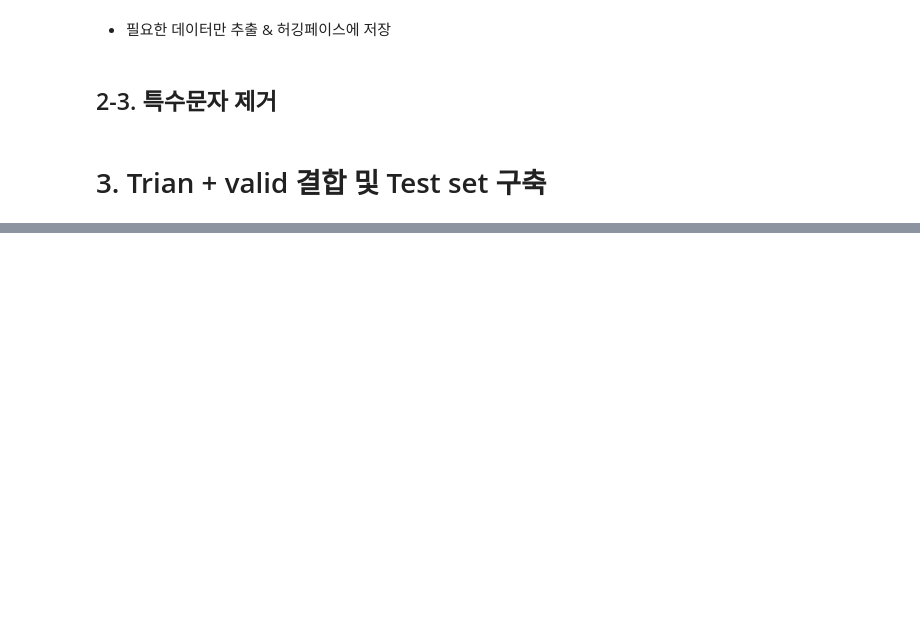
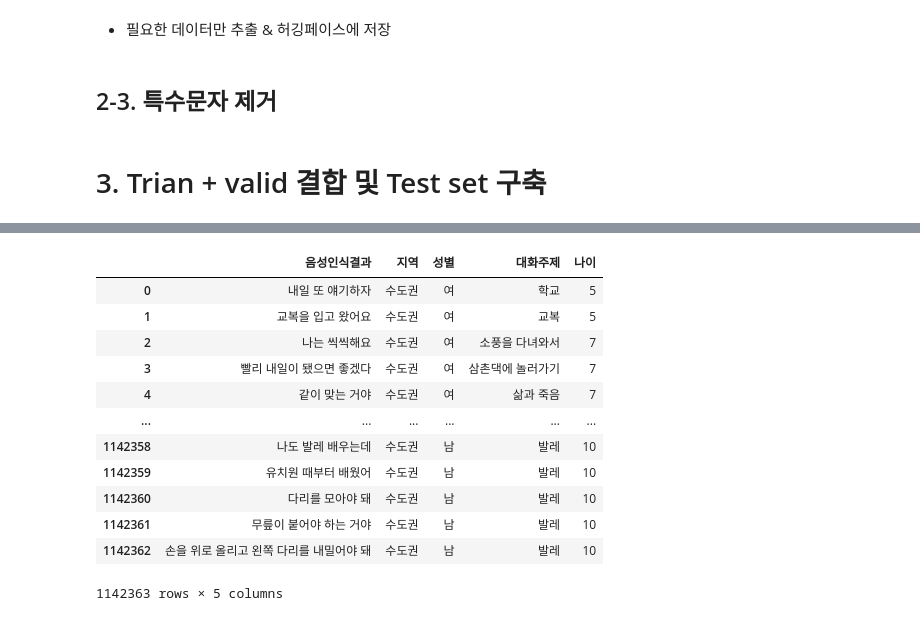
Before and after one commit to Sprout-Bibimbap/Dacon_SaeSSak, a Jupyter notebook: src/LanguageDevelopmentScore/preprocessing.ipynb, the cells around one changed output, grey strips where cells are left out. Drawn from its saved outputs; the diff is of its cells as text; code cells hidden in the pictures; blank space fills up the shorter version.

```diff
--- a/src/LanguageDevelopmentScore/preprocessing.ipynb
+++ b/src/LanguageDevelopmentScore/preprocessing.ipynb
@@ -718,0 +774,43 @@ api.upload_file(
+# %%
+def data_preprocessing(data, config):
+    breakpoint()
+    if config["balancing"]:
+        label_counts = data[config["output"]].value_counts()
+        min_count = label_counts.min()
+
+        resampled_data = pd.DataFrame()
+        for label in label_counts.index:
+            label_data = data[data[config["output"]] == label]
+            resampled_label_data = label_data.sample(min_count, replace=False)
+
+            resampled_data = pd.concat(
+                [resampled_data, resampled_label_data], ignore_index=True
+            )
+
+        data = resampled_data.sample(frac=1).reset_index(drop=True)
+    else:
+        pass
+    print("Data Counts:")
+    breakpoint()
+    for label in sorted(data[config["output"]].unique()):
+        count = len(data[data[config["output"]] == label])
+        print(f"Label {label}: {count} samples")
+
+    total_count = len(data)
+    print(f"Total number of samples: {total_count}")
+
+    return resampled_data
+# %% [output]
+|  | 음성인식결과 | 지역 | 성별 | 대화주제 | 나이 |
+| 0 | 내일 또 얘기하자 | 수도권 | 여 | 학교 | 5 |
+| 1 | 교복을 입고 왔어요 | 수도권 | 여 | 교복 | 5 |
+| 2 | 나는 씩씩해요 | 수도권 | 여 | 소풍을 다녀와서 | 7 |
+| 3 | 빨리 내일이 됐으면 좋겠다 | 수도권 | 여 | 삼촌댁에 놀러가기 | 7 |
+| 4 | 같이 맞는 거야 | 수도권 | 여 | 삶과 죽음 | 7 |
+| ... | ... | ... | ... | ... | ... |
+| 1142358 | 나도 발레 배우는데 | 수도권 | 남 | 발레 | 10 |
+| 1142359 | 유치원 때부터 배웠어 | 수도권 | 남 | 발레 | 10 |
+| 1142360 | 다리를 모아야 돼 | 수도권 | 남 | 발레 | 10 |
+| 1142361 | 무릎이 붙어야 하는 거야 | 수도권 | 남 | 발레 | 10 |
+| 1142362 | 손을 위로 올리고 왼쪽 다리를 내밀어야 돼 | 수도권 | 남 | 발레 | 10 |
+1142363 rows × 5 columns
```
Also changed, not shown: parts of 5 cells of this notebook, 4 other files.
